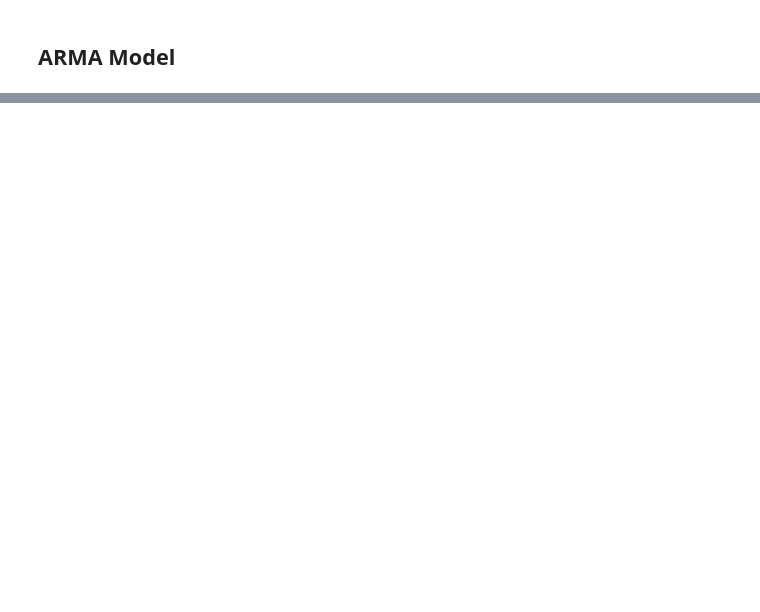
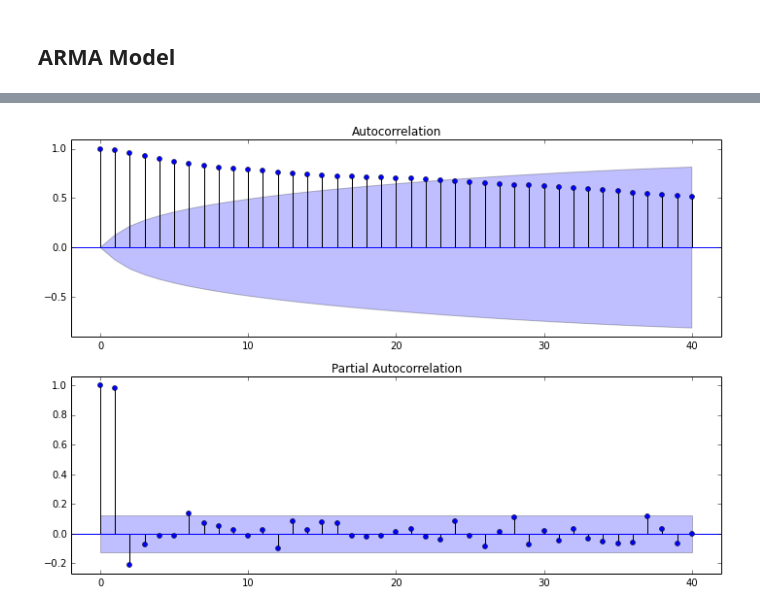
Before and after one commit to Sree-vathsan/CSE591-Data-Science-Project, a Jupyter notebook: Modular_Code_Linear_Regression_Oil.ipynb, the cells around one changed output, grey strips where cells are left out. Cells and saved outputs as stored; diff of their text form; code cells hidden in the pictures; blank space fills up the shorter version.

```diff
--- a/Modular_Code_Linear_Regression_Oil.ipynb
+++ b/Modular_Code_Linear_Regression_Oil.ipynb
@@ -218,9 +239,11 @@ pacf_values = sm.tsa.stattools.pacf(npOil_value, nlags=10)
 # %%
 fig = plt.figure(figsize=(12,8))
 ax1 = fig.add_subplot(211)
-fig = sm.graphics.tsa.plot_acf(npOil_value, lags=10, ax=ax1)
+fig = sm.graphics.tsa.plot_acf(npOil_value, lags=40, ax=ax1)
 ax2 = fig.add_subplot(212)
-fig = sm.graphics.tsa.plot_pacf(npOil_value, lags=10, ax=ax2)
+fig = sm.graphics.tsa.plot_pacf(npOil_value, lags=40, ax=ax2)
+# %% [output]
+[figure, added]
 # %%
 #dfOil = pd.TimeSeries(dfOil)
 #dfOil_value = pd.TimeSeries(dfOil_value, index=dates)
```
Also changed, not shown: parts of 6 cells of this notebook, 1 other file.
